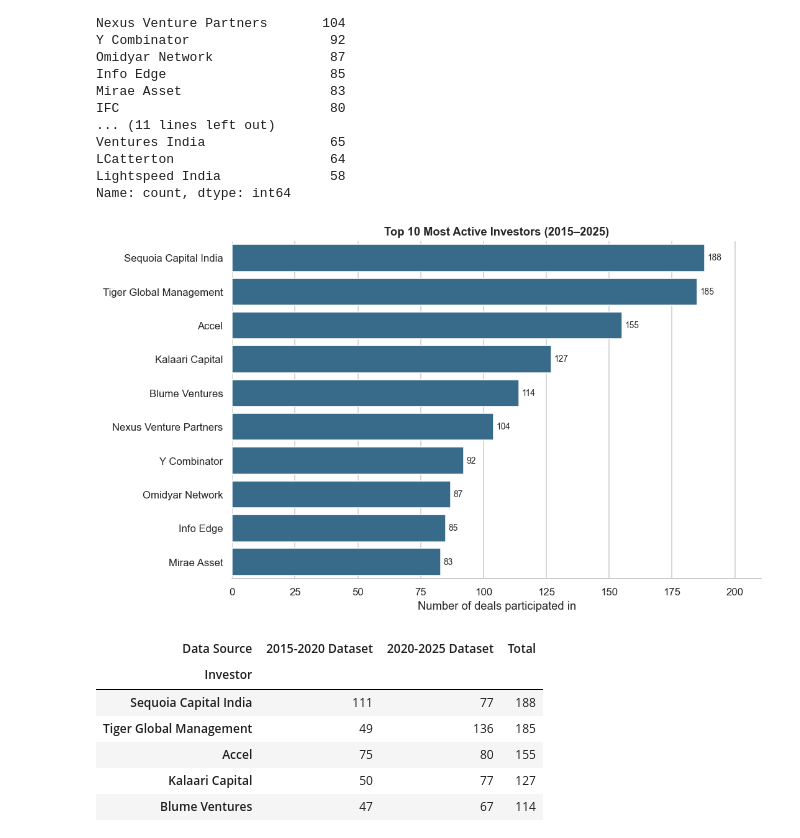
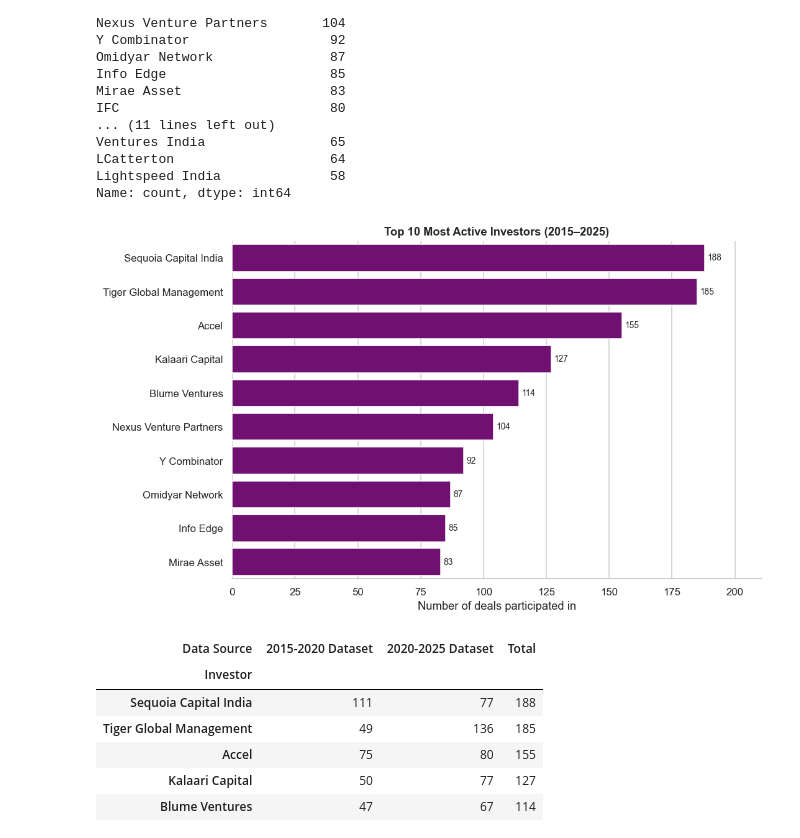
Before and after one commit to srinithi-karunakaran/india-startup-funding-analysis, a Jupyter notebook: startup_funding_analysis.ipynb, the cells around one changed output. Saved outputs shown, nothing was run; the diff lists cells and outputs as text; code cells hidden in the pictures.

```diff
--- a/startup_funding_analysis.ipynb
+++ b/startup_funding_analysis.ipynb
@@ -1306,18 +1290,18 @@ Name: count, dtype: int64
 # %%
 top_inv = inv["Investor"].value_counts().head(10)
 
 fig, ax = plt.subplots(figsize=(10, 6))
-sns.barplot(x=top_inv.values, y=top_inv.index, color="#2a6f97", ax=ax)
+sns.barplot(x=top_inv.values, y=top_inv.index, color="purple", ax=ax)
 ax.bar_label(ax.containers[0], fmt="%d", padding=3, fontsize=9)
 ax.set_xlabel("Number of deals participated in")
 ax.set_ylabel("")
 ax.set_title("Top 10 Most Active Investors (2015–2025)")
 ax.set_xlim(0, top_inv.max() * 1.12)
 sns.despine(left=True)
 plt.tight_layout()
 plt.show()
 # %% [output]
-[figure, old version]
+[figure, new version]
 # %%
 tbl = (inv[inv["Investor"].isin(top_inv.index)]
          .groupby(["Investor", "Data Source"]).size().unstack(fill_value=0)
```
Also changed, not shown: parts of 6 cells of this notebook.
